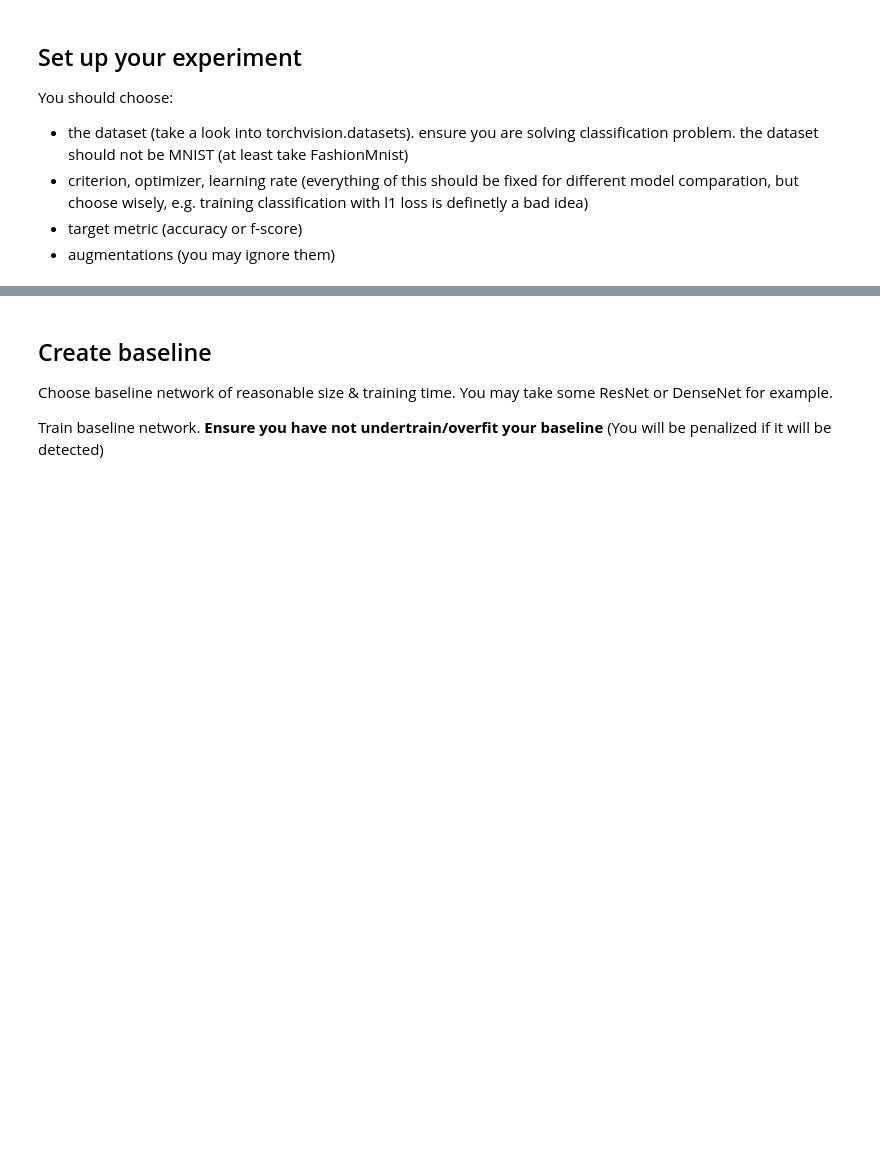
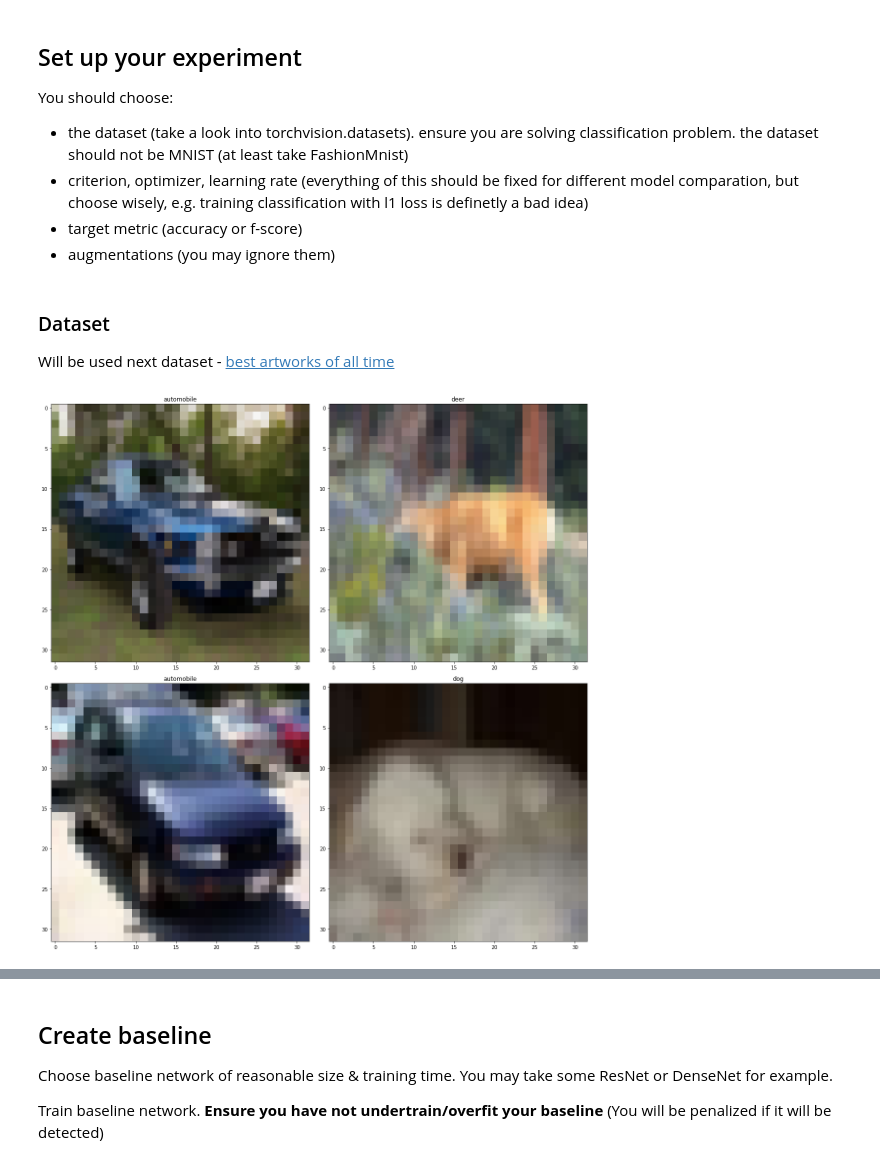
Before and after one commit to Podidiving/standalone_self_attention, a Jupyter notebook: DL_Research101.ipynb, the cells around one changed output, grey strips where cells are left out. Saved outputs shown, nothing was run; the diff lists cells and outputs as text; code cells hidden in the pictures; blank space fills up the shorter version.

```diff
--- a/DL_Research101.ipynb
+++ b/DL_Research101.ipynb
@@ -38,0 +52,4 @@ You should choose:
+# %% [markdown]
+### Dataset
+
+Will be used next dataset - [best artworks of all time](https://www.kaggle.com/ikarus777/best-artworks-of-all-time)
@@ -38,0 +61,11 @@ You should choose:
+# %%
+ROOT = '/notebook/datasets/cifar-10'
+batch_size = 25
+# %%
+train_data, valid_data, class_names = prepare_data(ROOT, SEED)
+open_fn = create_reader(ROOT, len(class_names))
+# %%
+# # look at some painting
+show_examples(train_data)
+# %% [output]
+[figure, added]
```
Also changed, not shown: parts of 44 cells of this notebook.
